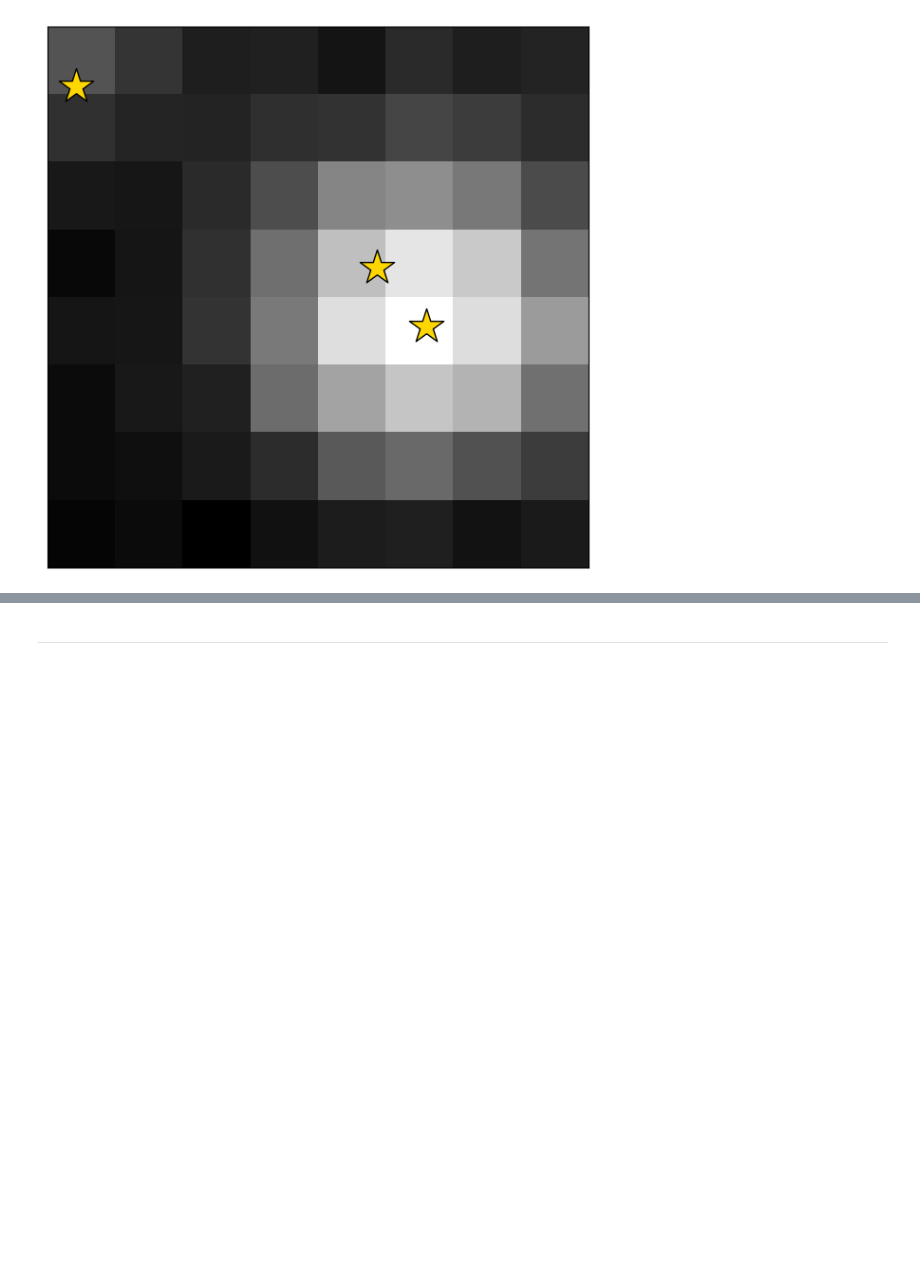
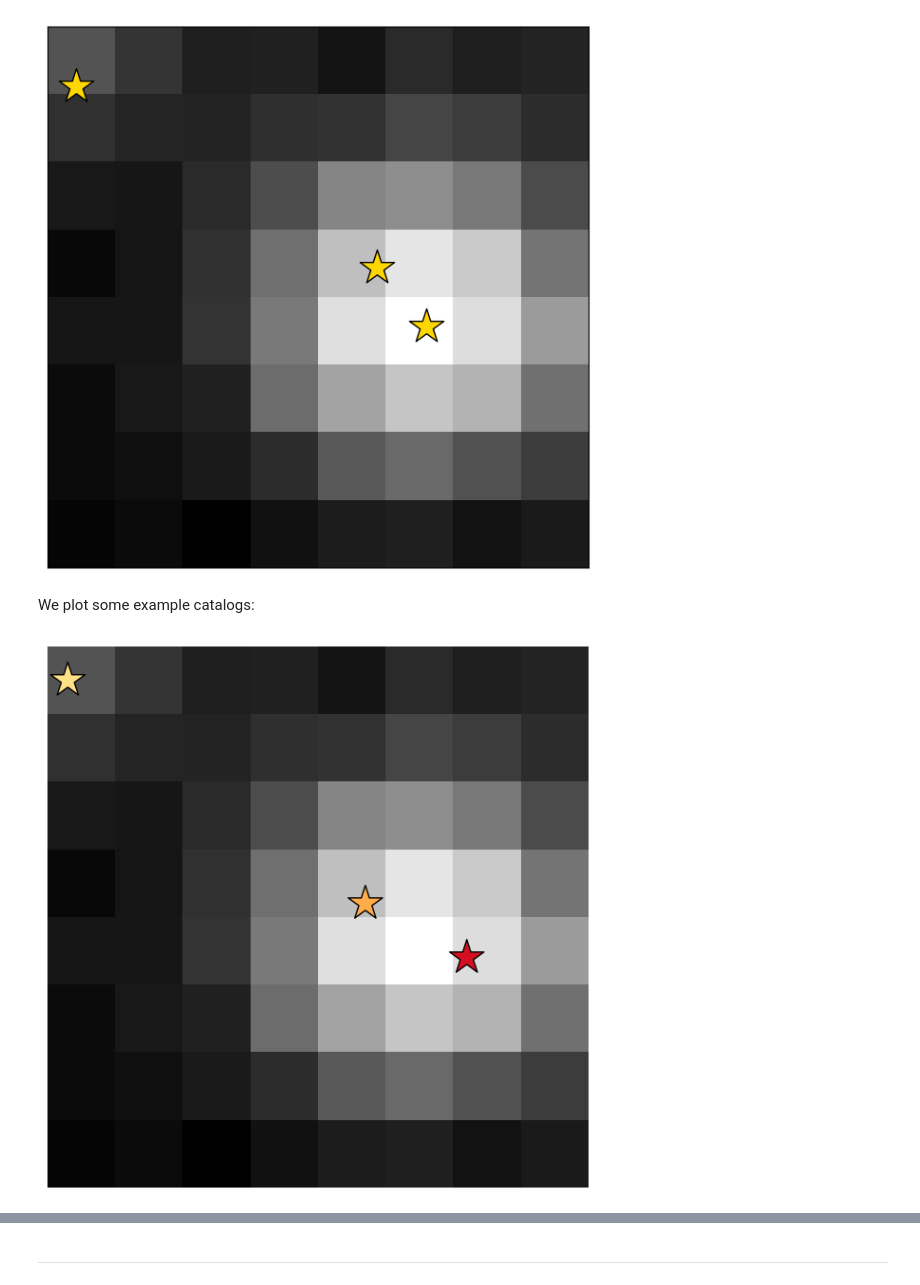
Before and after one commit to timwhite0/smcdet, a Jupyter notebook: experiments/manuscript/m71_manyimages/m71.ipynb, the cells around one changed output, grey strips where cells are left out. Drawn from its saved outputs; the diff is of its cells as text; code cells hidden in the pictures; blank space fills up the shorter version.

Commit message:
Show example catalogs for example tile in M71 preprocessing notebook

```diff
--- a/experiments/manuscript/m71_manyimages/m71.ipynb
+++ b/experiments/manuscript/m71_manyimages/m71.ipynb
@@ -455,3 +455,24 @@ _ = fig.tight_layout()
 fig.savefig('results/figures/example_tile_with_detections.png', dpi = 250, transparent = True)
 # %% [output]
 [figure]
+# %% [markdown]
+We plot some example catalogs:
+# %%
+# three stars
+
+fig, ax = plt.subplots(1, 1, figsize = (6, 6))
+
+sample_locs = torch.tensor([[4.6,6.2],[3.8,4.7],[0.5,0.3]])
+sample_fluxes = torch.tensor([20.0,10.0,5.0])
+
+_ = ax.imshow(example_tile.arcsinh().cpu(), cmap = 'gray')
+flux = ax.scatter(sample_locs[:,1] - 0.5, sample_locs[:,0] - 0.5, c = sample_fluxes, cmap = 'YlOrRd', s = 750, marker = '*', edgecolors = 'black', vmin = 0, vmax = 25)
+_ = ax.set_xticks([])
+_ = ax.set_yticks([])
+_ = ax.spines[['top', 'right', 'bottom', 'left']].set_visible(False)
+
+_ = fig.tight_layout()
+
+fig.savefig('results/figures/example_tile_sample1.png', dpi = 250, transparent = True, bbox_inches = 'tight', pad_inches = 0)
+# %% [output]
+[figure, added]
```
Also changed, not shown: parts of 5 cells of this notebook.
